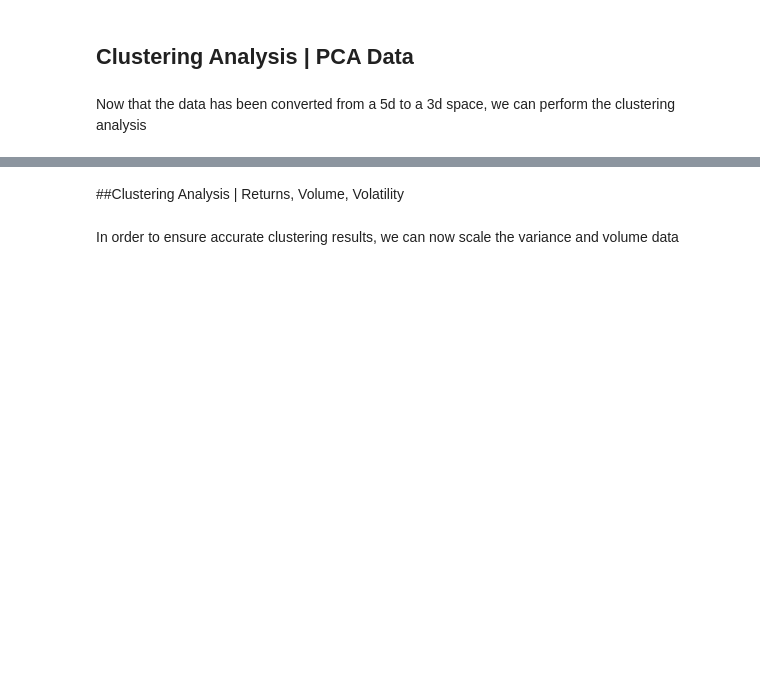
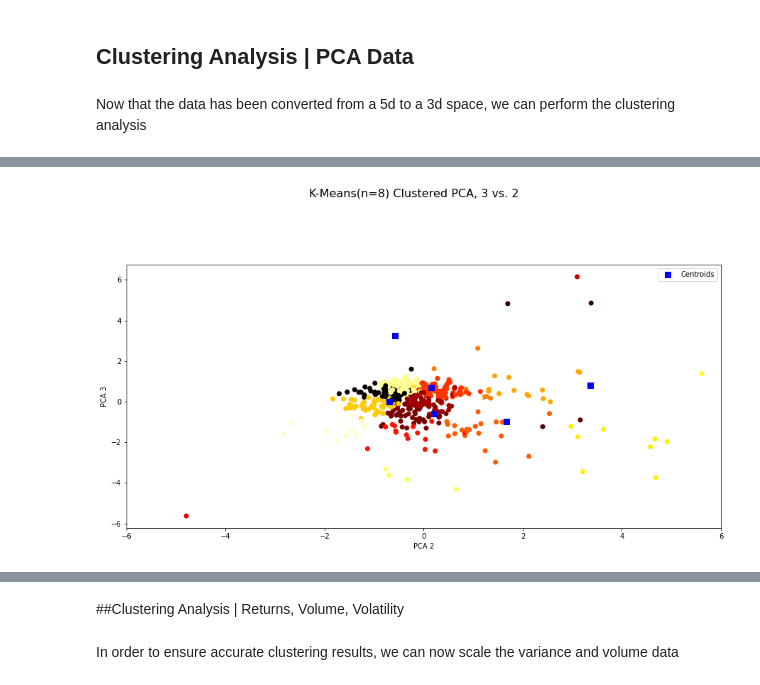
Before and after one commit to CAP4770-group9-project/final-project, a Jupyter notebook: k-means-clustering.ipynb, the cells around one changed output, grey strips where cells are left out. Cells and saved outputs as stored; diff of their text form; code cells hidden in the pictures; blank space fills up the shorter version.

```diff
--- a/k-means-clustering.ipynb
+++ b/k-means-clustering.ipynb
@@ -626,0 +632,14 @@ plt.show()
+# %%
+fig = plt.figure(figsize=(15,15))
+fig.suptitle('K-Means(n=8) Clustered PCA, 3 vs. 2', fontsize=16)
+ax = fig.add_subplot(2, 1, 1)
+ax.scatter(z, x, c=k_means.labels_, marker='o')
+plot(centroids[:,0],centroids[:,1], 'sb',markersize=8)
+ax.legend(['Centroids'])
+ax.set_xlabel('PCA 2')
+ax.set_ylabel('PCA 3')
+ax.set_xlim(-6,6)
+
+plt.show()
+# %% [output]
+[figure, added]
```
Also changed, not shown: parts of 28 cells of this notebook.
